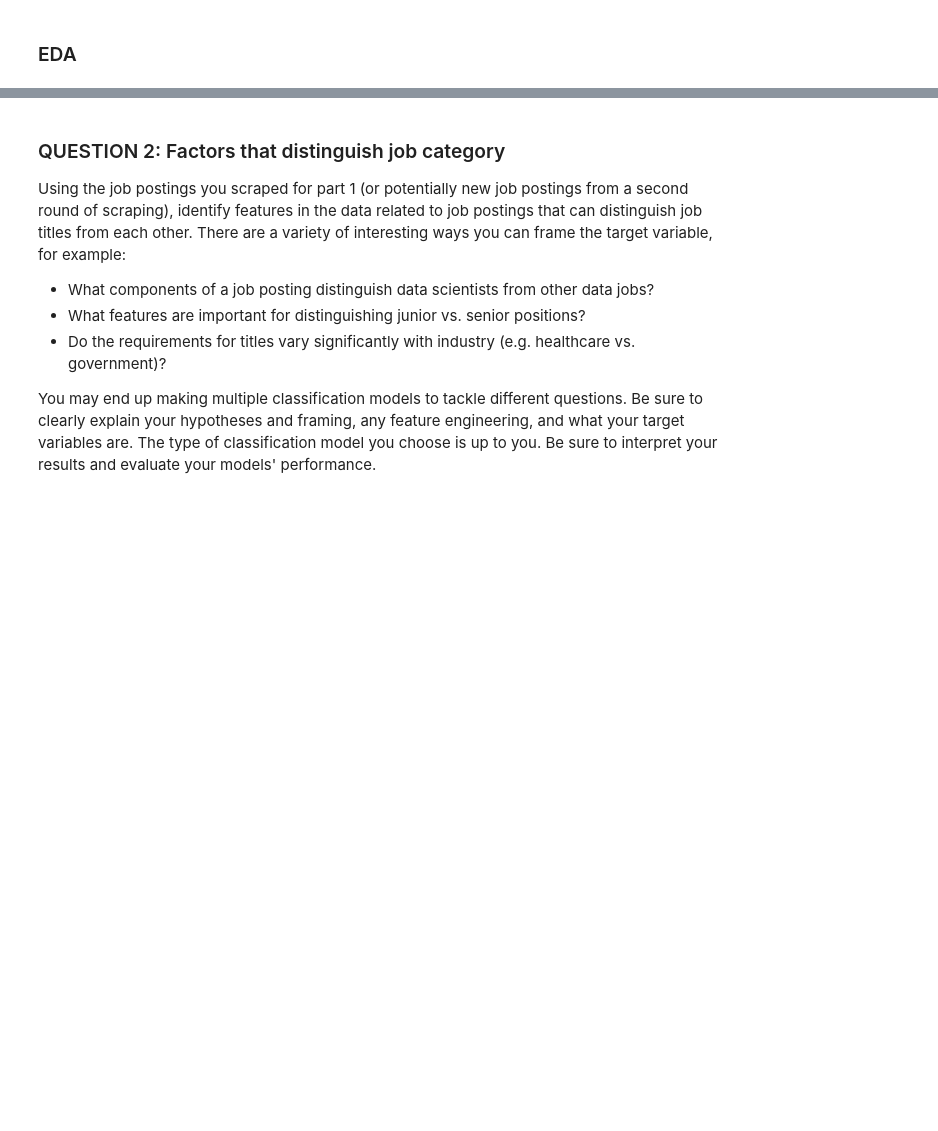
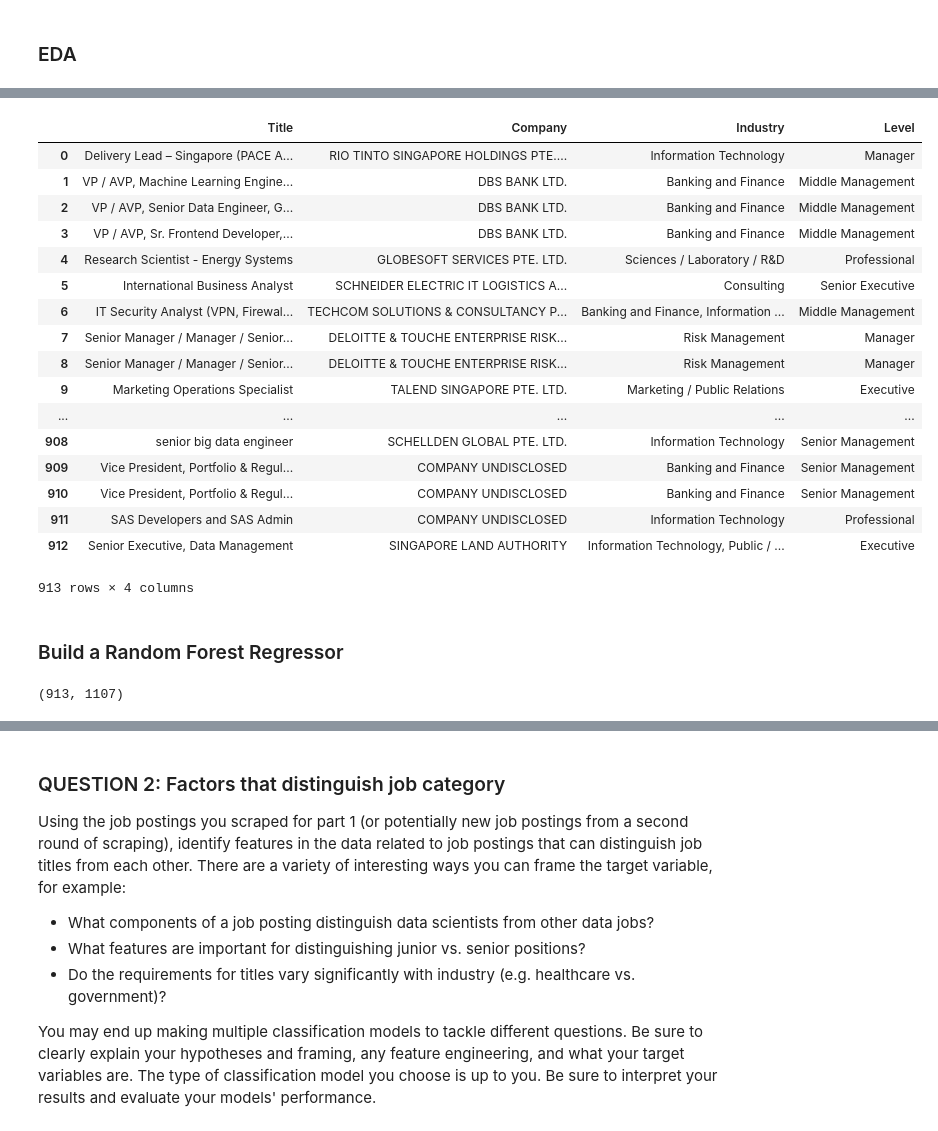
Before and after one commit to Zachlim06/project_submissions, a Jupyter notebook: project-4/Project 4 Webscraping.ipynb, the cells around one changed output, grey strips where cells are left out. Drawn from its saved outputs; the diff is of its cells as text; code cells hidden in the pictures; blank space fills up the shorter version.

```diff
--- a/project-4/Project 4 Webscraping.ipynb
+++ b/project-4/Project 4 Webscraping.ipynb
@@ -520,0 +527,29 @@ analytics.sample(10)
+# %%
+# assigning predictors for a baseline regressor
+cols =['Title',
+ 'Company',
+ 'Industry',
+ 'Level']
+# %%
+analytics[cols]
+# %% [output]
+|  | Title | Company | Industry | Level |
+| 0 | Delivery Lead – Singapore (PACE A... | RIO TINTO SINGAPORE HOLDINGS PTE.... | Information Technology | Manager |
+| 1 | VP / AVP, Machine Learning Engine... | DBS BANK LTD. | Banking and Finance | Middle Management |
+| 2 | VP / AVP, Senior Data Engineer, G... | DBS BANK LTD. | Banking and Finance | Middle Management |
+| 3 | VP / AVP, Sr. Frontend Developer,... | DBS BANK LTD. | Banking and Finance | Middle Management |
+| 4 | Research Scientist - Energy Systems | GLOBESOFT SERVICES PTE. LTD. | Sciences / Laboratory / R&D | Professional |
+| 5 | International Business Analyst | SCHNEIDER ELECTRIC IT LOGISTICS A... | Consulting | Senior Executive |
+| 6 | IT Security Analyst (VPN, Firewal... | TECHCOM SOLUTIONS & CONSULTANCY P... | Banking and Finance, Information ... | Middle Management |
+| 7 | Senior Manager / Manager / Senior... | DELOITTE & TOUCHE ENTERPRISE RISK... | Risk Management | Manager |
+| 8 | Senior Manager / Manager / Senior... | DELOITTE & TOUCHE ENTERPRISE RISK... | Risk Management | Manager |
+| 9 | Marketing Operations Specialist | TALEND SINGAPORE PTE. LTD. | Marketing / Public Relations | Executive |
+| ... | ... | ... | ... | ... |
+| 908 | senior big data engineer | SCHELLDEN GLOBAL PTE. LTD. | Information Technology | Senior Management |
+| 909 | Vice President, Portfolio & Regul... | COMPANY UNDISCLOSED | Banking and Finance | Senior Management |
+| 910 | Vice President, Portfolio & Regul... | COMPANY UNDISCLOSED | Banking and Finance | Senior Management |
+| 911 | SAS Developers and SAS Admin | COMPANY UNDISCLOSED | Information Technology | Professional |
+| 912 | Senior Executive, Data Management | SINGAPORE LAND AUTHORITY | Information Technology, Public / ... | Executive |
+913 rows × 4 columns
+# %% [markdown]
+### Build a Random Forest Regressor
@@ -520,0 +559,4 @@ analytics.sample(10)
+# %%
+X.shape
+# %% [output]
+(913, 1107)
```
Also changed, not shown: parts of 81 cells of this notebook.
